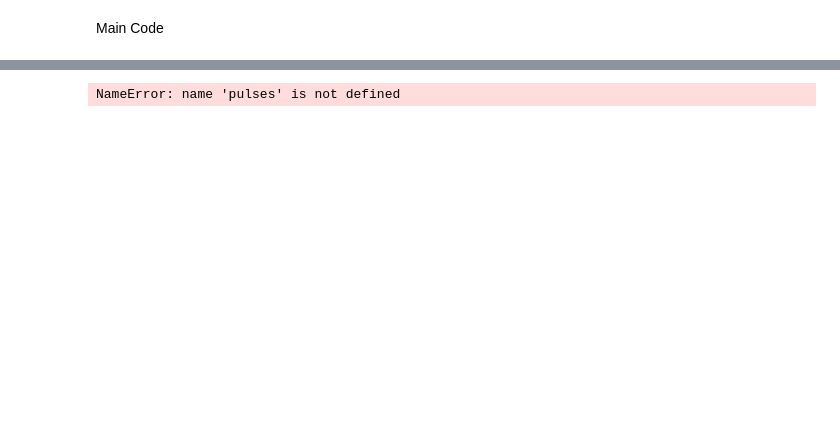
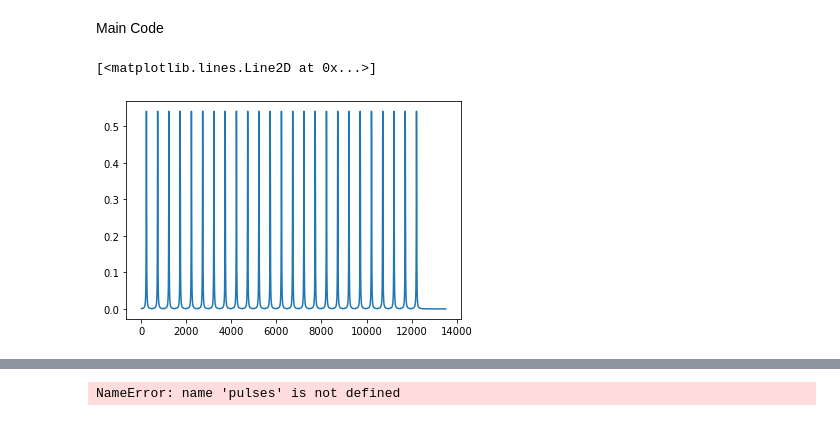
Before and after one commit to lianisreyes/Fourier-Transform-Light-Periodicy, a Jupyter notebook: FFT Final Project .ipynb, the cells around one changed output, grey strips where cells are left out. Cells and saved outputs as stored; diff of their text form; code cells hidden in the pictures; blank space fills up the shorter version.

```diff
--- a/FFT Final Project .ipynb
+++ b/FFT Final Project .ipynb
@@ -35,0 +44,6 @@ Main Code
+# %%
+pulse_train = np.convolve(pulses[0], shah(500, 25))
+plt.plot(pulse_train)
+# %% [output]
+[<matplotlib.lines.Line2D at 0x...>]
+[figure, added]
```
Also changed, not shown: parts of 8 cells of this notebook, 2 other files.
